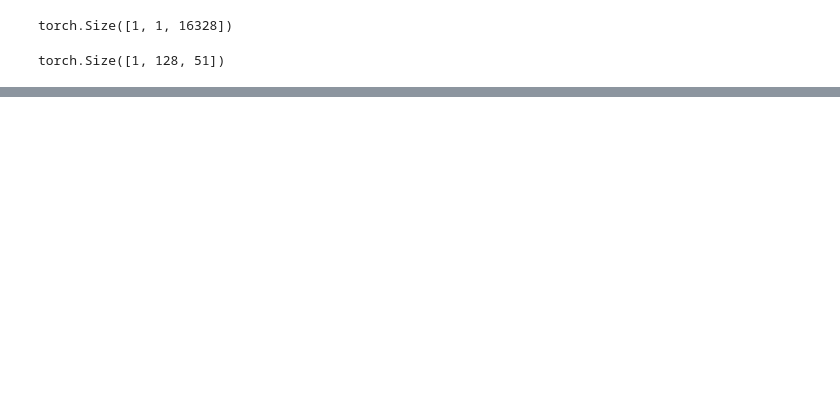
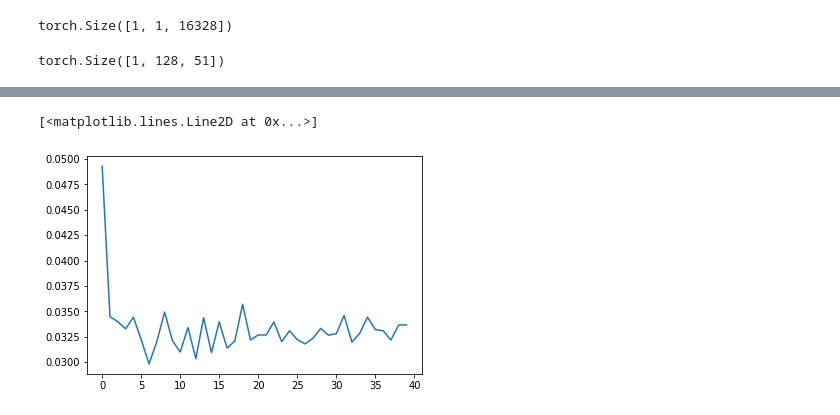
Before and after one commit to pvwoods/elko, a Jupyter notebook: notebooks/soundstream.ipynb, the cells around one changed output, grey strips where cells are left out. Cells and saved outputs as stored; diff of their text form; code cells hidden in the pictures; blank space fills up the shorter version.

```diff
--- a/notebooks/soundstream.ipynb
+++ b/notebooks/soundstream.ipynb
@@ -59,5 +59,6 @@ class SSEncoderBlock(nn.Module):
         return out
 
 se = SSEncoderBlock(4, 2)
+x = torch.randn((1, 2, 4096))
 se(x).shape
 # %% [output]
@@ -234,0 +245,12 @@ embs.shape, codes, q_loss
+# %%
+# not using stft for now
+import librosa
+
+x = librosa.load('../data/song_01.wav')
+x = torch.tensor(x[0])
+# %%
+sample_size = 21768
+cutoff = x.shape[0] - (x.shape[0] % sample_size)
+xs = x[:cutoff].view(-1, sample_size)
+xs = xs[:,None,...]
+xs.shape
@@ -234,0 +270,31 @@ embs.shape, codes, q_loss
+# %%
+device = "cuda:1"
+model = SoundStream(1, 4, 128, 512)
+model.to(device)
+
+criterion = nn.MSELoss()
+optimizer = torch.optim.Adam(model.parameters())
+steps = 1000
+pbar = tqdm(total=steps)
+losses = []
+BATCH_SIZE = 16
+
+for i in range(steps):
+    pbar.update(1)
+    batch_ix = torch.randint(0, xs.shape[0], (BATCH_SIZE,))
+    inputs = xs[batch_ix].to(device)
+    out, embs, codes, q_loss = model(inputs)
+
+    recon_loss = criterion(out, inputs)
+    loss = q_loss + recon_loss
+    optimizer.zero_grad()
+    loss.backward()
+    optimizer.step()
+
+    losses.append(loss.item())
+    pbar.set_description(desc=f"average loss: {(sum(losses[-100:])/min(100,len(losses))):.2f}")
+# %%
+plt.plot(torch.tensor(losses).view(-1, 25).mean(1))
+# %% [output]
+[<matplotlib.lines.Line2D at 0x...>]
+[figure, added]
```
Also changed, not shown: parts of 12 cells of this notebook.
